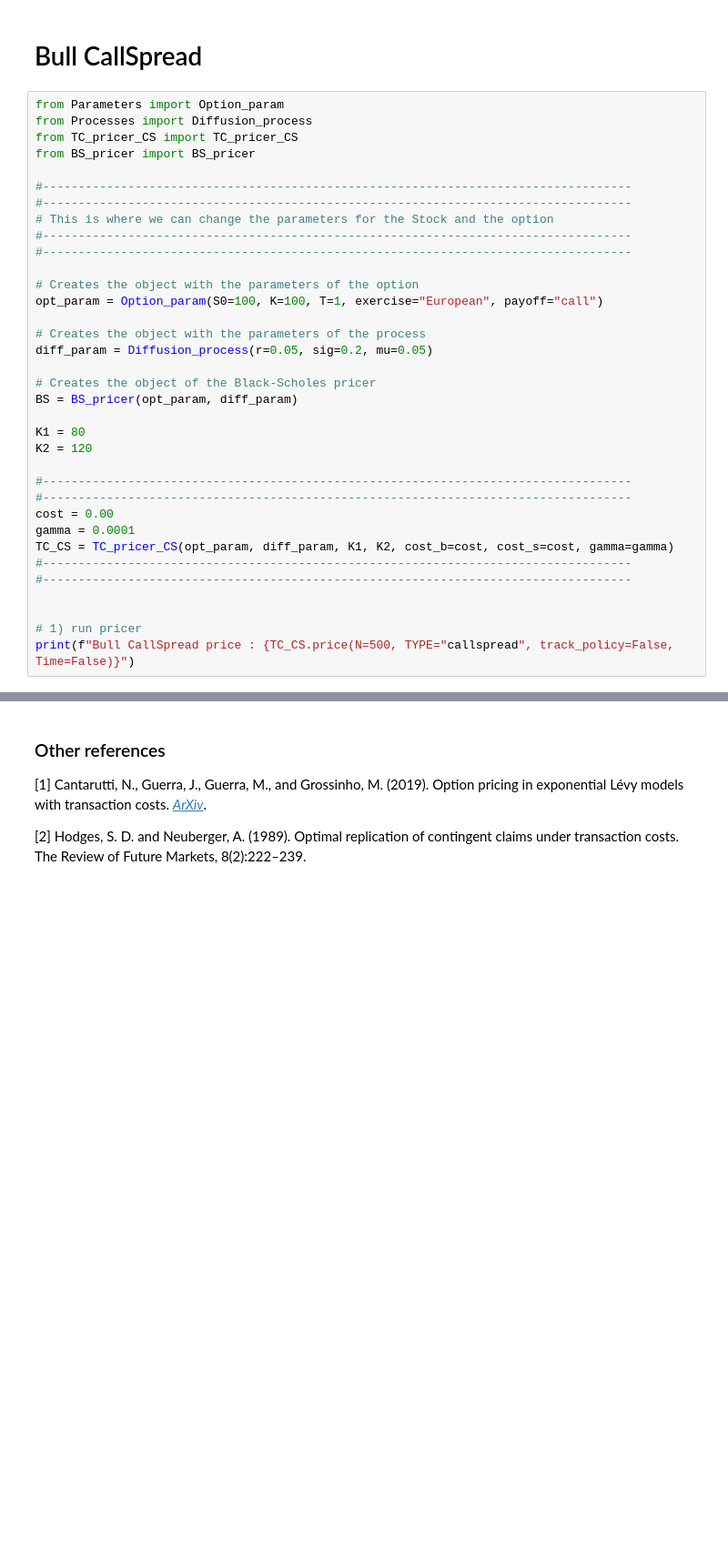
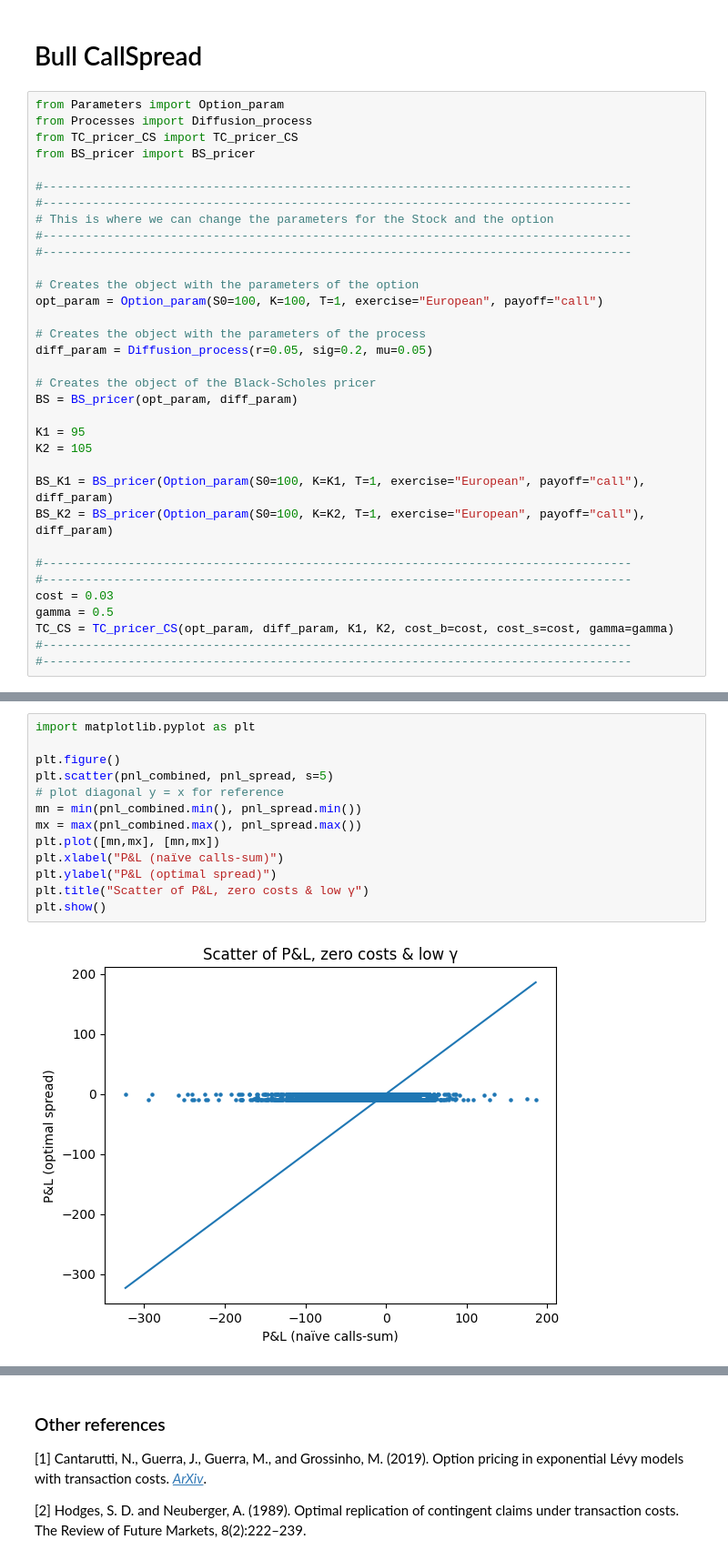
Before and after one commit to JulesArzel/Deep_Hedging_v2, a Jupyter notebook: New approach/4.1 Option pricing with transaction costs.ipynb, the cells around one changed output, grey strips where cells are left out. Shown at 91% size. Cells and saved outputs as stored; diff of their text form; blank space fills up the shorter version.

Commit message:
callspread

```diff
--- a/New approach/4.1 Option pricing with transaction costs.ipynb
+++ b/New approach/4.1 Option pricing with transaction costs.ipynb
@@ -1220,17 +1238,16 @@ diff_param = Diffusion_process(r=0.05, sig=0.2, mu=0.05)
 # Creates the object of the Black-Scholes pricer
 BS = BS_pricer(opt_param, diff_param)
 
-K1 = 80
-K2 = 120
+K1 = 95
+K2 = 105
+
+BS_K1 = BS_pricer(Option_param(S0=100, K=K1, T=1, exercise="European", payoff="call"), diff_param)
+BS_K2 = BS_pricer(Option_param(S0=100, K=K2, T=1, exercise="European", payoff="call"), diff_param)
 
 #-----------------------------------------------------------------------------------
 #-----------------------------------------------------------------------------------
-cost = 0.00
-gamma = 0.0001
+cost = 0.03
+gamma = 0.5
 TC_CS = TC_pricer_CS(opt_param, diff_param, K1, K2, cost_b=cost, cost_s=cost, gamma=gamma)
 #-----------------------------------------------------------------------------------
 #-----------------------------------------------------------------------------------
-
-
-# 1) run pricer
-print(f"Bull CallSpread price : {TC_CS.price(N=500, TYPE="callspread", track_policy=False, Time=False)}")
@@ -1238,0 +1493,15 @@ Bull CallSpread price : 38.049176980028925
+# %%
+import matplotlib.pyplot as plt
+
+plt.figure()
+plt.scatter(pnl_combined, pnl_spread, s=5)
+# plot diagonal y = x for reference
+mn = min(pnl_combined.min(), pnl_spread.min())
+mx = max(pnl_combined.max(), pnl_spread.max())
+plt.plot([mn,mx], [mn,mx])
+plt.xlabel("P&L (naïve calls‐sum)")
+plt.ylabel("P&L (optimal spread)")
+plt.title("Scatter of P&L, zero costs & low γ")
+plt.show()
+# %% [output]
+[figure, added]
```
Also changed, not shown: parts of 6 cells of this notebook, 2 other files.
